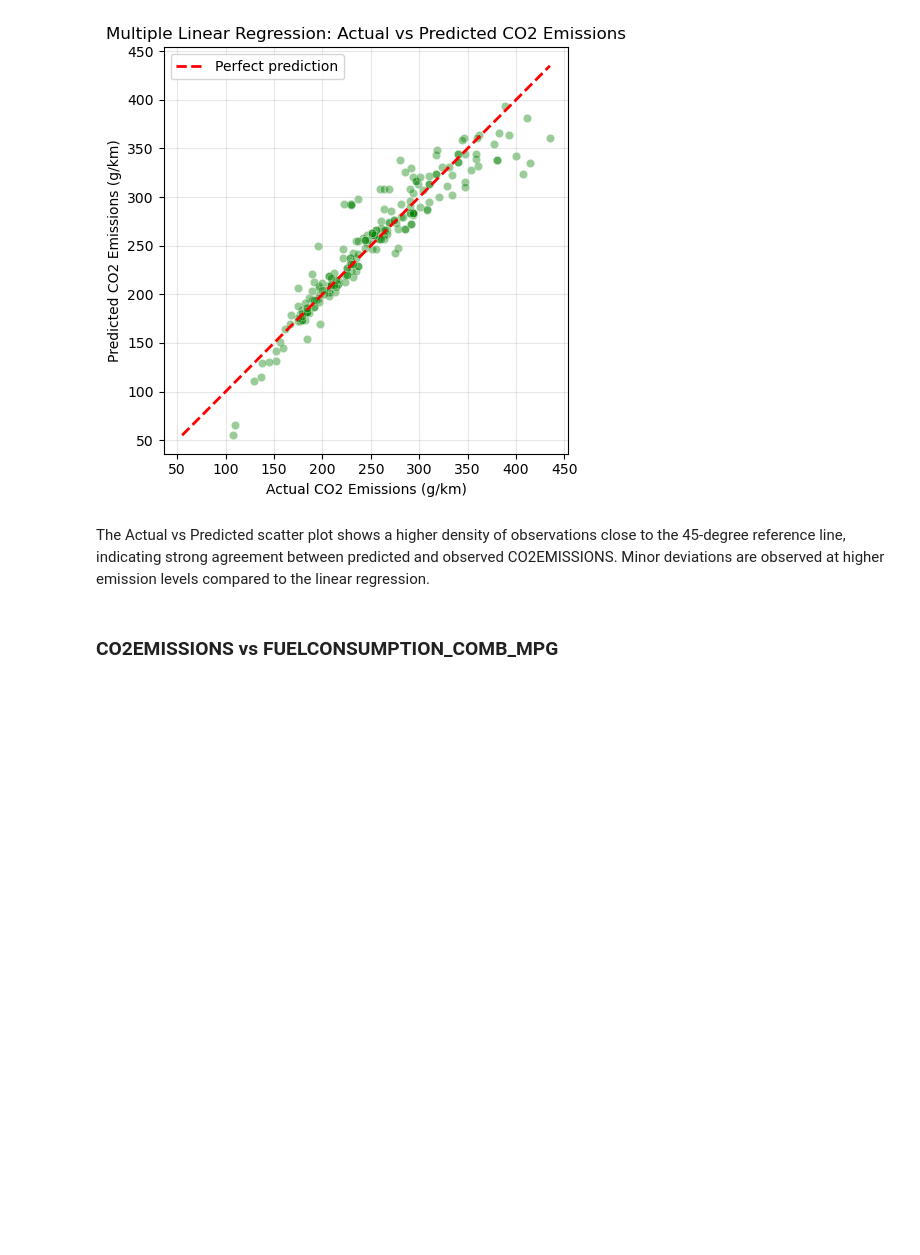
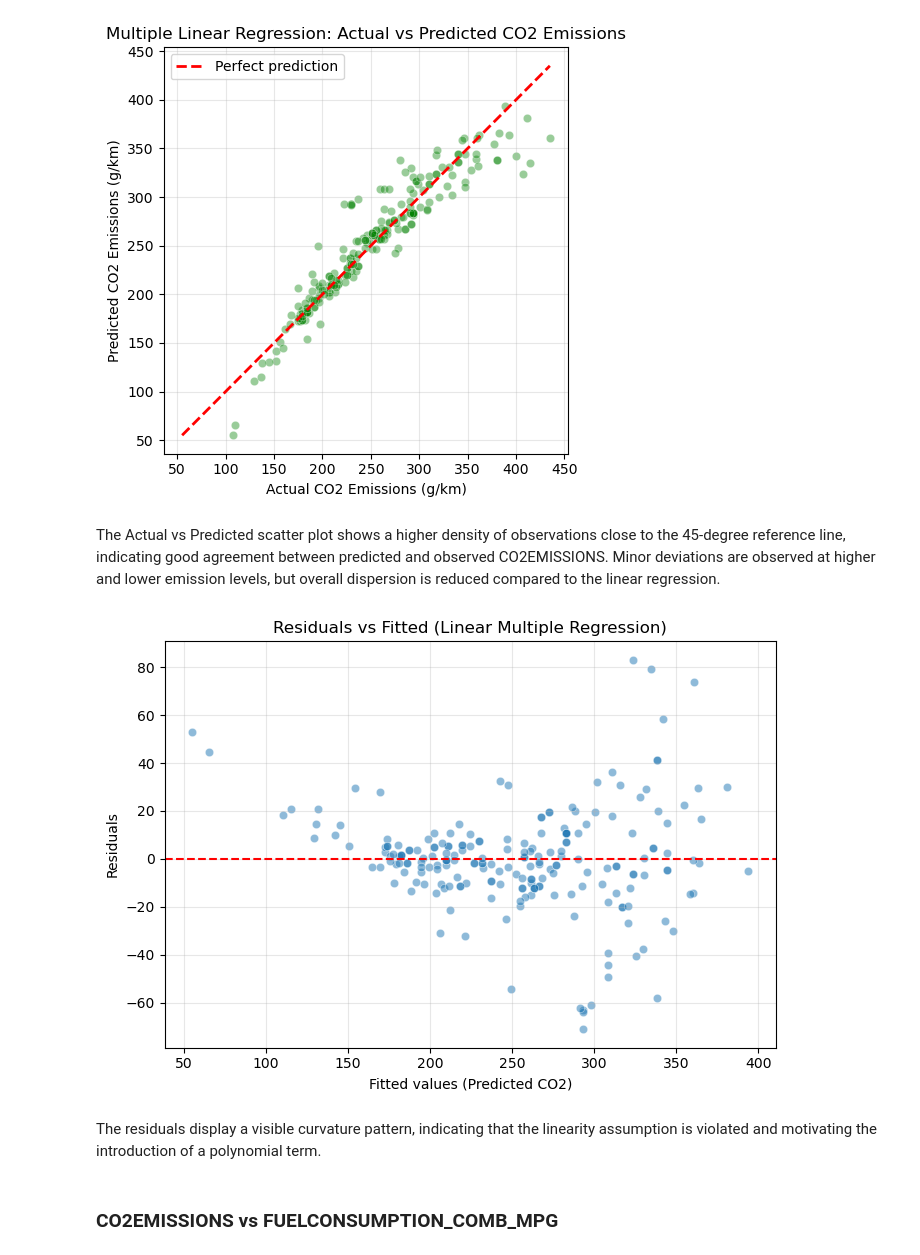
Before and after one commit to ericacorra-data/CO2_emissions_correlation_regression, a Jupyter notebook: Notebooks/C02_Emissions_Correlation_Regression.ipynb, the cells around one changed output. Drawn from its saved outputs; the diff is of its cells as text; code cells hidden in the pictures; blank space fills up the shorter version.

```diff
--- a/Notebooks/C02_Emissions_Correlation_Regression.ipynb
+++ b/Notebooks/C02_Emissions_Correlation_Regression.ipynb
@@ -442,7 +447,34 @@ plt.show()
 # %% [output]
 [figure]
 # %% [markdown]
-The Actual vs Predicted scatter plot shows a higher density of observations close to the 45-degree reference line, indicating strong agreement between predicted and observed CO2EMISSIONS. Minor deviations are observed at higher emission levels compared to the linear regression.
+The Actual vs Predicted scatter plot shows a higher density of observations close to the 45-degree reference line, indicating good agreement between predicted and observed CO2EMISSIONS. Minor deviations are observed at higher and lower emission levels, but overall dispersion is reduced compared to the linear regression.
+# %%
+# Predictions from the linear multiple regression model
+y_test_pred_linear = lin_reg_multiple.predict(X_test).ravel()
+y_test_true = y_test.ravel()
+
+# Residuals
+residuals_linear = y_test_true - y_test_pred_linear
+
+
+plt.figure(figsize=(7,5))
+sns.scatterplot(
+    x=y_test_pred_linear,
+    y=residuals_linear,
+    alpha=0.5
+)
+
+plt.axhline(0, color='red', linestyle='--')
+plt.xlabel("Fitted values (Predicted CO2)")
+plt.ylabel("Residuals")
+plt.title("Residuals vs Fitted (Linear Multiple Regression)")
+plt.grid(alpha=0.3)
+plt.tight_layout()
+plt.show()
+# %% [output]
+[figure, added]
+# %% [markdown]
+The residuals display a visible curvature pattern, indicating that the linearity assumption is violated and motivating the introduction of a polynomial term.
 # %% [markdown]
 ### CO2EMISSIONS vs FUELCONSUMPTION_COMB_MPG
 # %%
```
Also changed, not shown: parts of 20 cells of this notebook.
